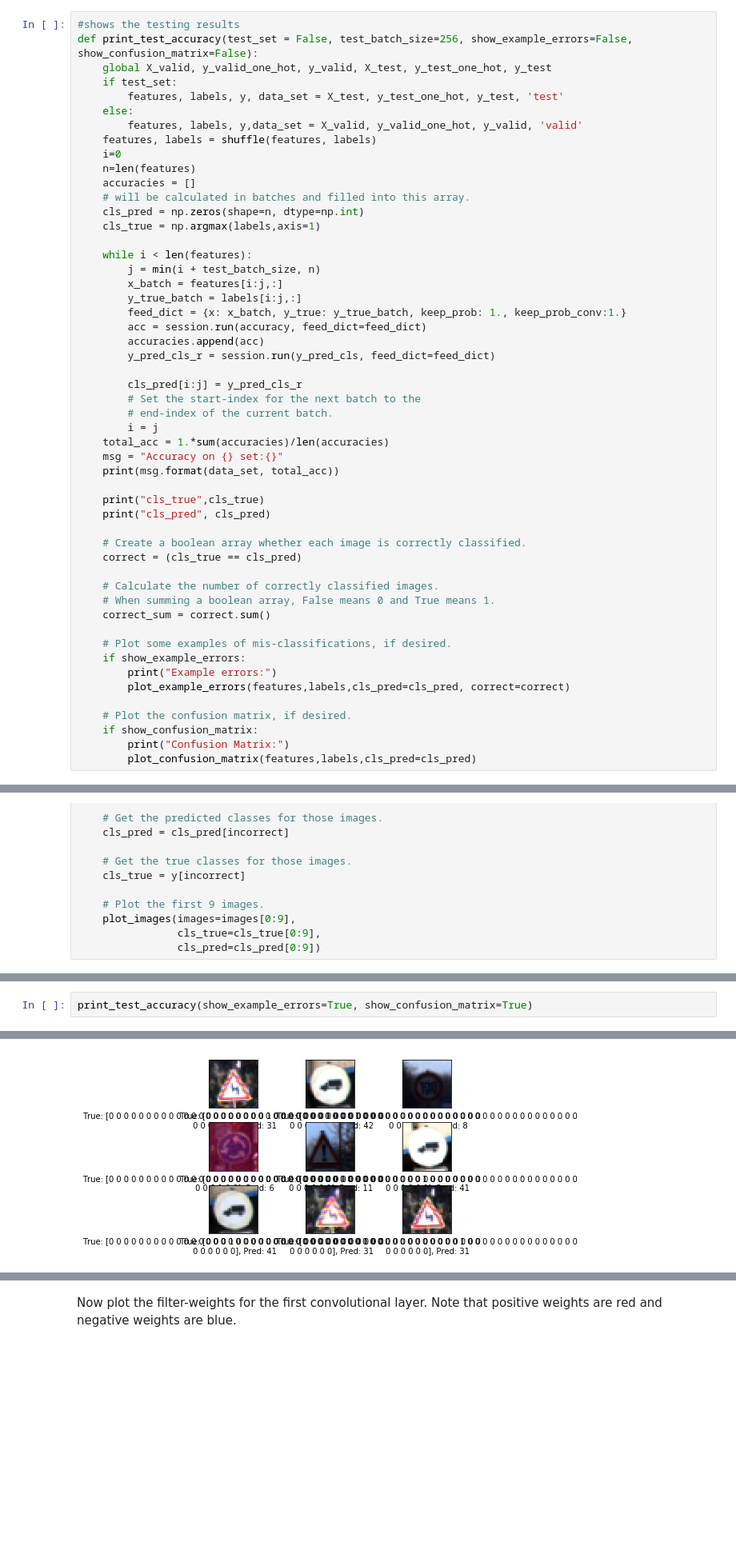
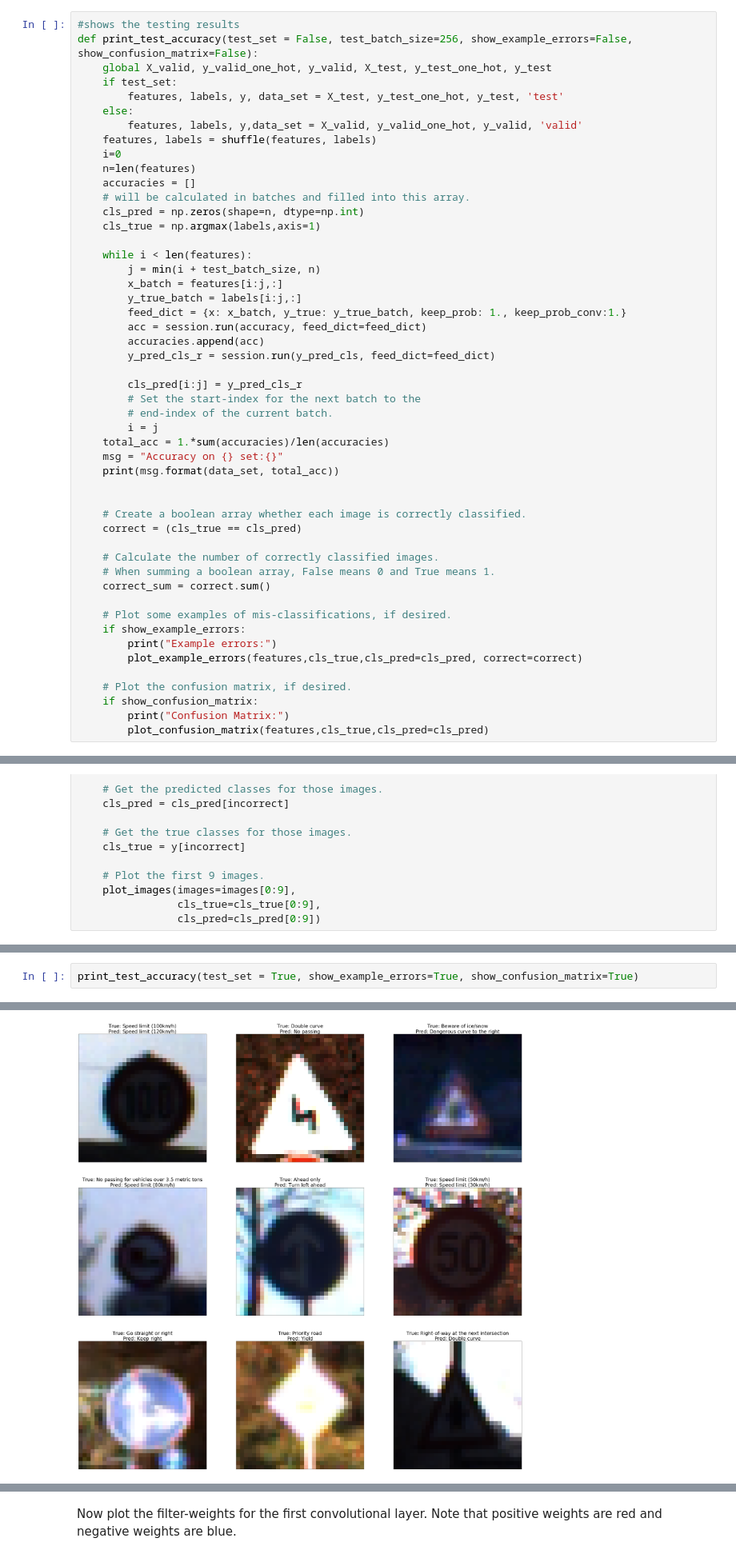
Before and after one commit to andres-tuells/carnd-term1-p2, a Jupyter notebook: card-traffic-sign-report.ipynb, the cells around one changed output, grey strips where cells are left out. Shown at 80% size. Cells and saved outputs as stored; diff of their text form; blank space fills up the shorter version.

```diff
--- a/card-traffic-sign-report.ipynb
+++ b/card-traffic-sign-report.ipynb
@@ -697,8 +699,6 @@ def print_test_accuracy(test_set = False, test_batch_size=256, show_example_erro
     msg = "Accuracy on {} set:{}"
     print(msg.format(data_set, total_acc))
 
-    print("cls_true",cls_true)
-    print("cls_pred", cls_pred)
 
     # Create a boolean array whether each image is correctly classified.
     correct = (cls_true == cls_pred)
@@ -710,11 +710,11 @@ def print_test_accuracy(test_set = False, test_batch_size=256, show_example_erro
     # Plot some examples of mis-classifications, if desired.
     if show_example_errors:
         print("Example errors:")
-        plot_example_errors(features,labels,cls_pred=cls_pred, correct=correct)
+        plot_example_errors(features,cls_true,cls_pred=cls_pred, correct=correct)
 
     # Plot the confusion matrix, if desired.
     if show_confusion_matrix:
         print("Confusion Matrix:")
-        plot_confusion_matrix(features,labels,cls_pred=cls_pred)
+        plot_confusion_matrix(features,cls_true,cls_pred=cls_pred)
 # %%
 #train our model for a number of epochs. If reload==False it will load the model from cache.
@@ -846,3 +851,3 @@ def plot_confusion_matrix(X,y,cls_pred):
 # %%
-print_test_accuracy(show_example_errors=True, show_confusion_matrix=True)
+print_test_accuracy(test_set = True, show_example_errors=True, show_confusion_matrix=True)
 # %% [output]
@@ -852,3 +855,3 @@ cls_pred [20  8 14 ...,  4  5 27]
 Example errors:
-[figure, old version]
+[figure, new version]
 Confusion Matrix:
```
Also changed, not shown: parts of 38 cells of this notebook, 1 other file.
